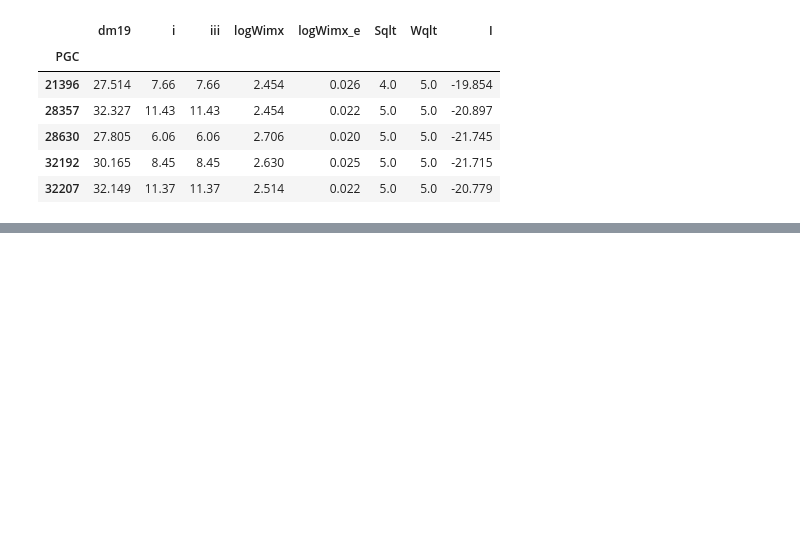
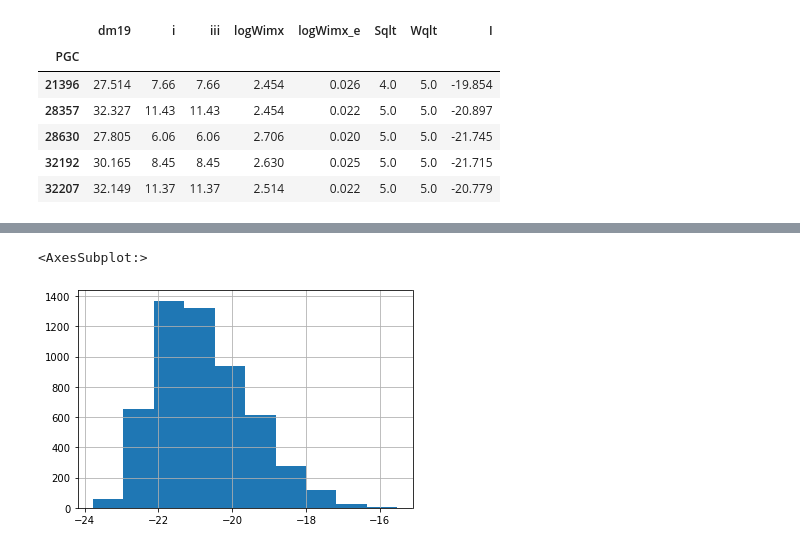
Before and after one commit to ekourkchi/test_TFRcatal, a Jupyter notebook: BiLinear_TF.ipynb, the cells around one changed output, grey strips where cells are left out. Drawn from its saved outputs; the diff is of its cells as text; code cells hidden in the pictures; blank space fills up the shorter version.

```diff
--- a/BiLinear_TF.ipynb
+++ b/BiLinear_TF.ipynb
@@ -360,0 +389,16 @@ plt.plot(Y,X, 'k.', alpha=0.1)
+# %%
+dff = df[(df.Vmod>4000) & (df[band3]>0) & (df.Sqlt>2)]
+
+Y = dff.logWimx.values
+Ye = dff.logWimx_e.values*0+0.01
+X = dff[Band].values
+
+# X = X[indx_del]
+# Y = Y[indx_del]
+# Ye = Ye[indx_del]
+
+XS2 = X.reshape(len(X), 1)
+ys2 = Y
+ys2e = Ye
+
+len(Y)
@@ -360,0 +556,5 @@ plt.plot(Y,X, 'k.', alpha=0.1)
+# %%
+dff[Band].hist()
+# %% [output]
+<AxesSubplot:>
+[figure, added]
```
Also changed, not shown: parts of 24 cells of this notebook, 3 other files.
